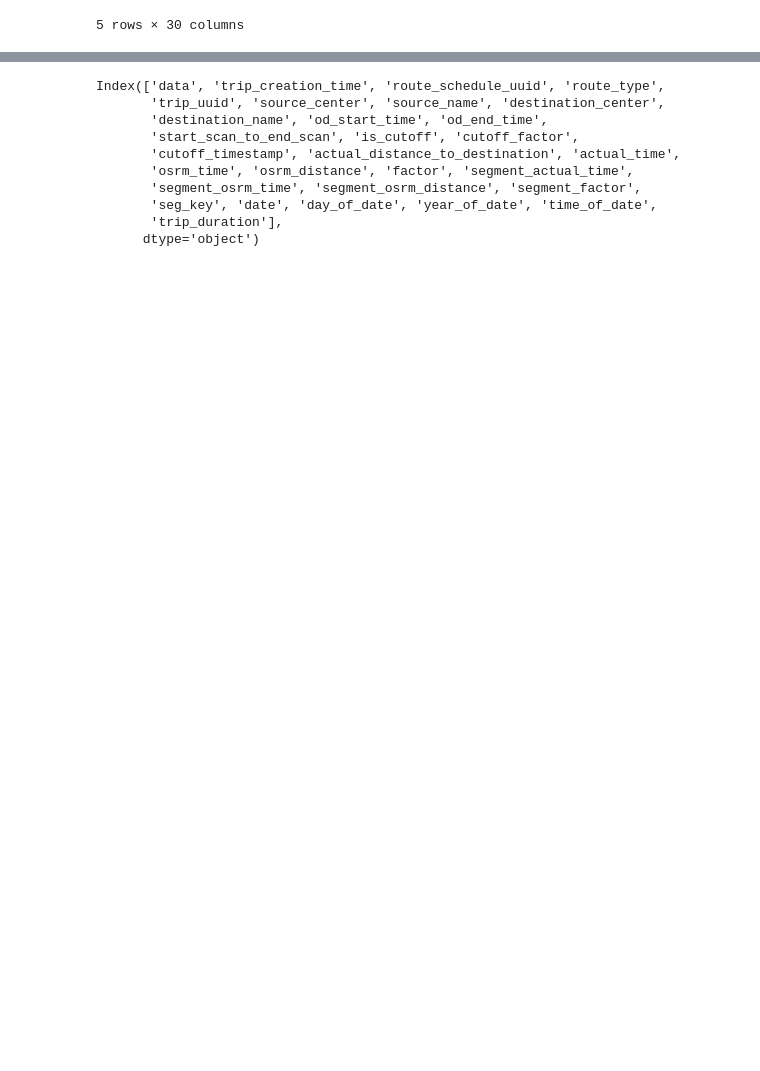
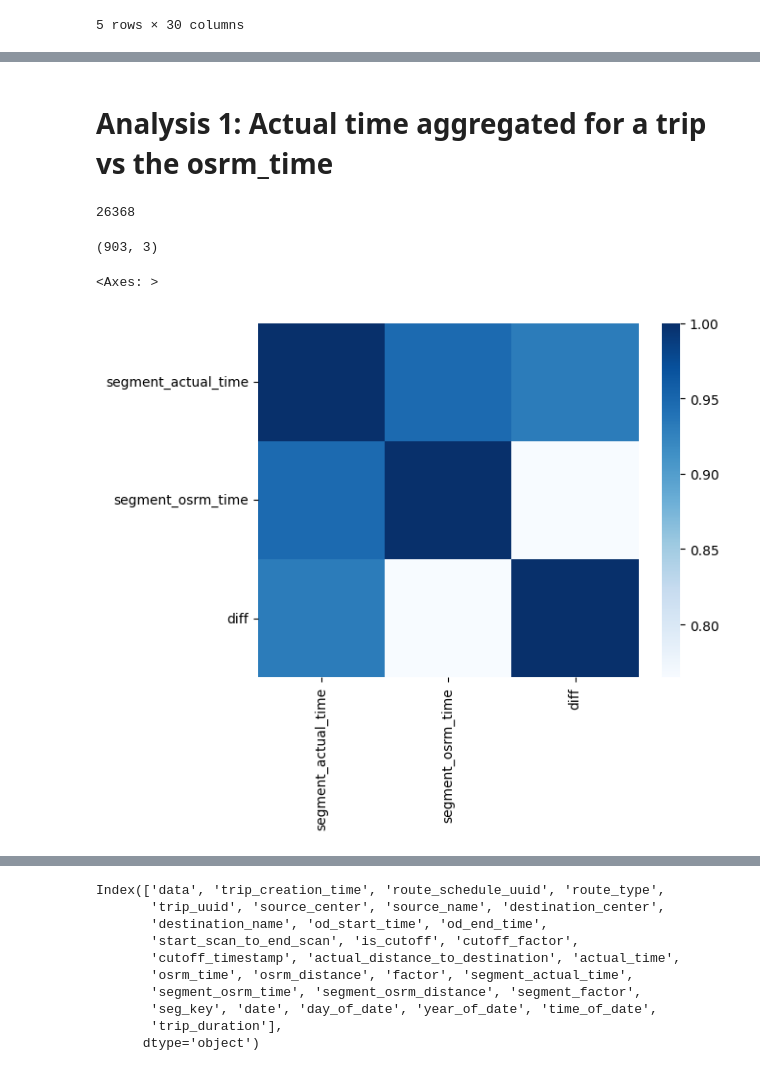
Before and after one commit to Demon-Sheriff/Linear-Alg_ML_fs, a Jupyter notebook: Delhivery_feature_engineering.ipynb, the cells around one changed output, grey strips where cells are left out. Drawn from its saved outputs; the diff is of its cells as text; code cells hidden in the pictures; blank space fills up the shorter version.

```diff
--- a/Delhivery_feature_engineering.ipynb
+++ b/Delhivery_feature_engineering.ipynb
@@ -165,3 +169,5 @@ data.head()
 | 3 | training | 2018-09-20 02:35:36.476840 | thanos::sroute:eb7bfc78-b351-4c0e... | Carting | trip-153741093647649320 | IND388121AAA | Anand_VUNagar_DC (Gujarat) | ... |
 | 4 | training | 2018-09-20 02:35:36.476840 | thanos::sroute:eb7bfc78-b351-4c0e... | Carting | trip-153741093647649320 | IND388121AAA | Anand_VUNagar_DC (Gujarat) | ... |
 5 rows × 30 columns
+# %%
+df = data.drop(columns=['trip_creation_time'])
@@ -167,0 +189,21 @@ data.head()
+# %% [markdown]
+# Analysis 1: Actual time aggregated for a trip vs the osrm_time
+# %%
+df['seg_key'].nunique()
+# %% [output]
+26368
+# %%
+seg_actual = df.groupby(['seg_key'])['segment_actual_time'].sum()
+# %%
+seg_osrm = df.groupby(['seg_key'])['segment_osrm_time'].sum()
+# %%
+data_seg = pd.concat([seg_actual, seg_osrm], axis=1)
+data_seg['diff'] = data_seg['segment_actual_time'] - data_seg['segment_osrm_time']
+data_seg[data_seg['diff'] < 0].shape
+# %% [output]
+(903, 3)
+# %%
+sns.heatmap(data_seg.corr(), cmap='Blues')
+# %% [output]
+<Axes: >
+[figure, added]
```
Also changed, not shown: parts of 44 cells of this notebook.
